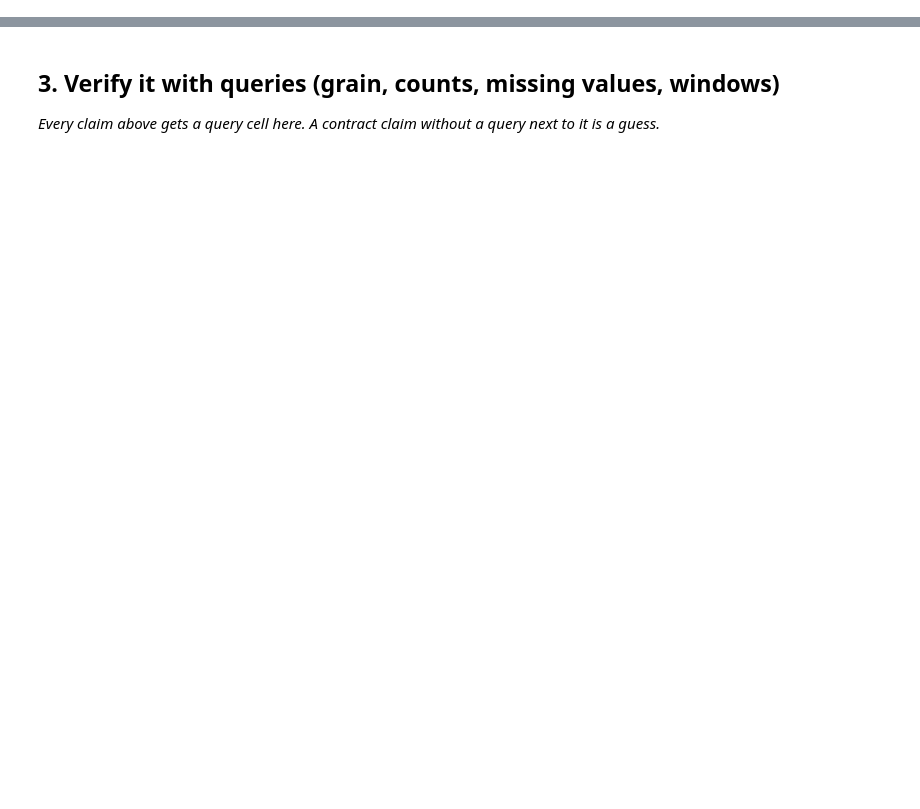
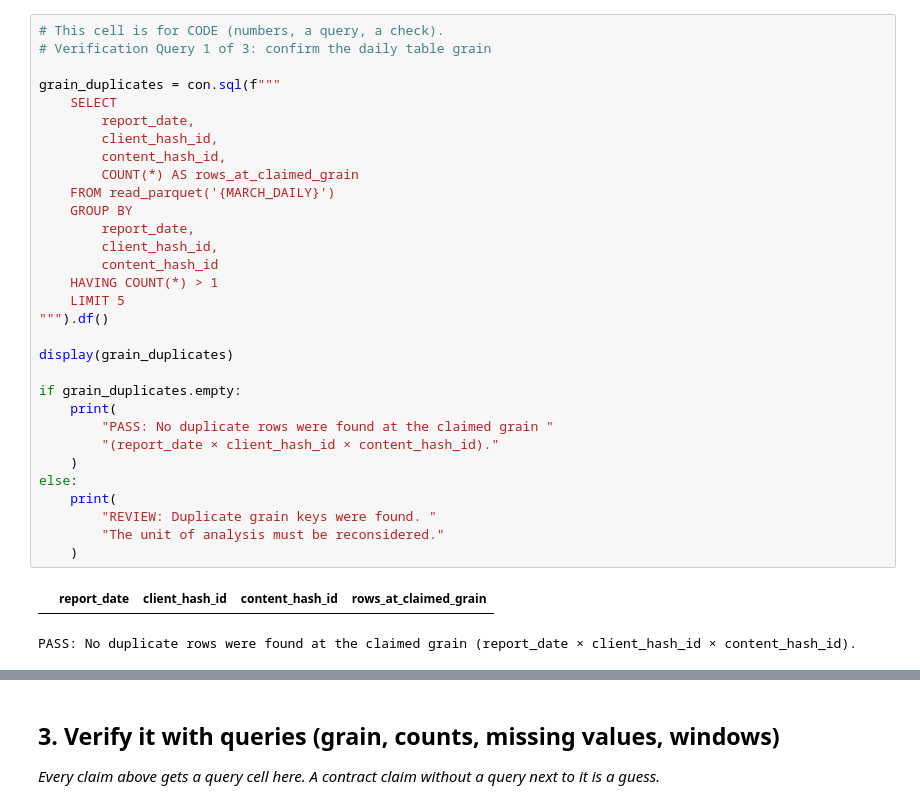
Before and after one commit to shaestasaleem/flyrank-machine-learning-internship, a Jupyter notebook: work/notebooks/w03_data_contract.ipynb, the cells around one changed output, grey strips where cells are left out. Drawn from its saved outputs; the diff is of its cells as text; blank space fills up the shorter version.

```diff
--- a/work/notebooks/w03_data_contract.ipynb
+++ b/work/notebooks/w03_data_contract.ipynb
@@ -22,0 +162,34 @@ This skeleton is yours to fill. Work the sections **in order** — each one has
+# %%
+# This cell is for CODE (numbers, a query, a check).
+# Verification Query 1 of 3: confirm the daily table grain
+
+grain_duplicates = con.sql(f"""
+    SELECT
+        report_date,
+        client_hash_id,
+        content_hash_id,
+        COUNT(*) AS rows_at_claimed_grain
+    FROM read_parquet('{MARCH_DAILY}')
+    GROUP BY
+        report_date,
+        client_hash_id,
+        content_hash_id
+    HAVING COUNT(*) > 1
+    LIMIT 5
+""").df()
+
+display(grain_duplicates)
+
+if grain_duplicates.empty:
+    print(
+        "PASS: No duplicate rows were found at the claimed grain "
+        "(report_date × client_hash_id × content_hash_id)."
+    )
+else:
+    print(
+        "REVIEW: Duplicate grain keys were found. "
+        "The unit of analysis must be reconsidered."
+    )
+# %% [output]
+|  | report_date | client_hash_id | content_hash_id | rows_at_claimed_grain |
+PASS: No duplicate rows were found at the claimed grain (report_date × client_hash_id × content_hash_id).
```
Also changed, not shown: parts of 21 cells of this notebook.
